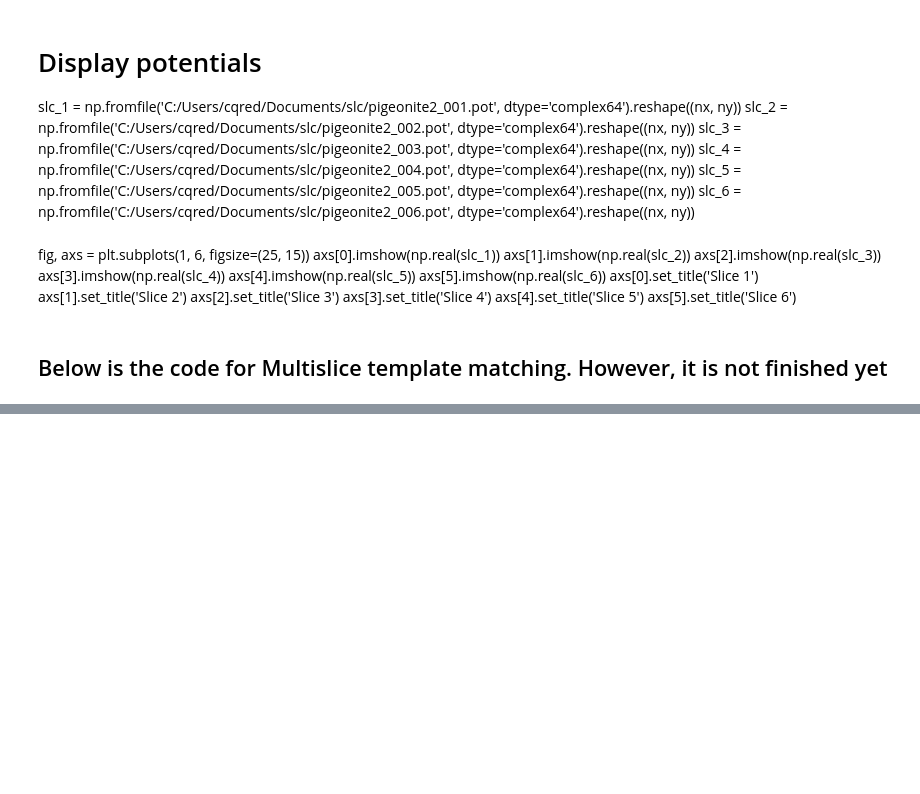
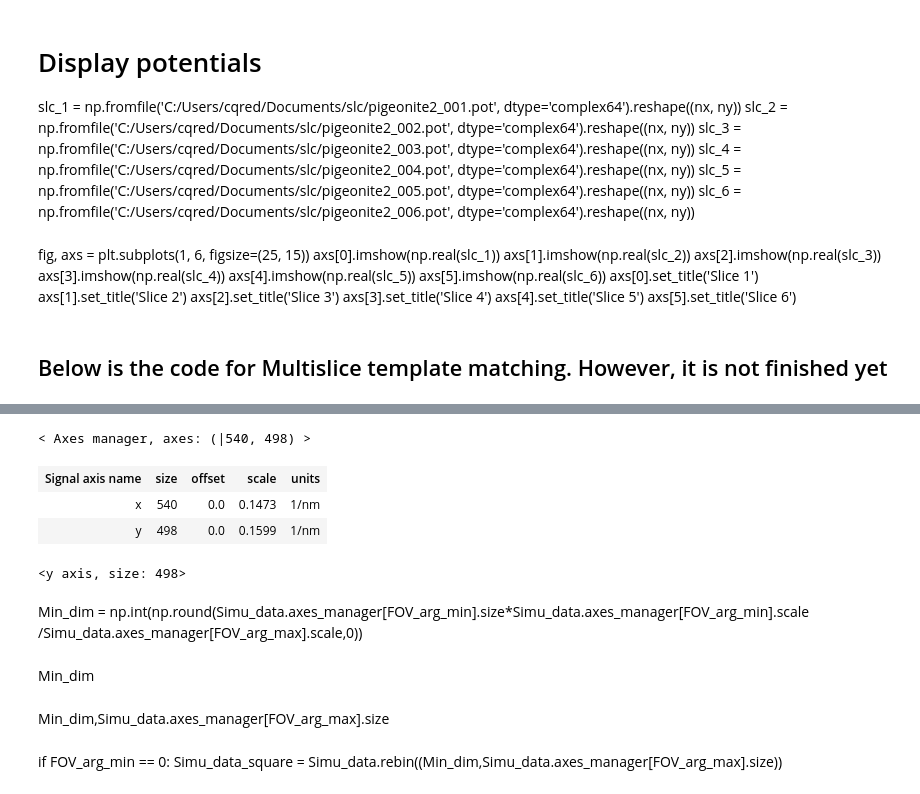
Before and after one commit to MartialD/Notebook_Lision, a Jupyter notebook: Notebook/4D-STEM_Diffraction/Dr. Probe Python Wrapper.ipynb, the cells around one changed output, grey strips where cells are left out. Saved outputs shown, nothing was run; the diff lists cells and outputs as text; code cells hidden in the pictures; blank space fills up the shorter version.

Commit message:
Add code to make simulated 4D STEM iamges square

```diff
--- a/Notebook/4D-STEM_Diffraction/Dr. Probe Python Wrapper.ipynb
+++ b/Notebook/4D-STEM_Diffraction/Dr. Probe Python Wrapper.ipynb
@@ -343,0 +365,32 @@ indexation_results = indexer.correlate(n_largest=3)
+# %%
+Simu_data.data = img
+# %%
+Simu_data.axes_manager[0].units ='1/nm'
+Simu_data.axes_manager[1].units ='1/nm'
+# %%
+Simu_data.axes_manager[0].name ='x'
+Simu_data.axes_manager[1].name ='y'
+# %%
+Simu_data.axes_manager[0].scale = np.round(1/6.79036,4)
+Simu_data.axes_manager[1].scale = np.round(1/6.25456,4)
+# %%
+Simu_data.axes_manager
+# %% [output]
+< Axes manager, axes: (|540, 498) >
+| Signal axis name | size | offset | scale | units |
+| x | 540 | 0.0 | 0.1473 | 1/nm |
+| y | 498 | 0.0 | 0.1599 | 1/nm |
+# %%
+Simu_data.axes_manager['y']
+# %% [output]
+<y axis, size: 498>
+# %% [markdown]
+Min_dim = np.int(np.round(Simu_data.axes_manager[FOV_arg_min].size*Simu_data.axes_manager[FOV_arg_min].scale\
+    /Simu_data.axes_manager[FOV_arg_max].scale,0))
+# %% [markdown]
+Min_dim
+# %% [markdown]
+Min_dim,Simu_data.axes_manager[FOV_arg_max].size
+# %% [markdown]
+if FOV_arg_min == 0:
+    Simu_data_square = Simu_data.rebin((Min_dim,Simu_data.axes_manager[FOV_arg_max].size))
```
Also changed, not shown: parts of 14 cells of this notebook, 1 other file.
